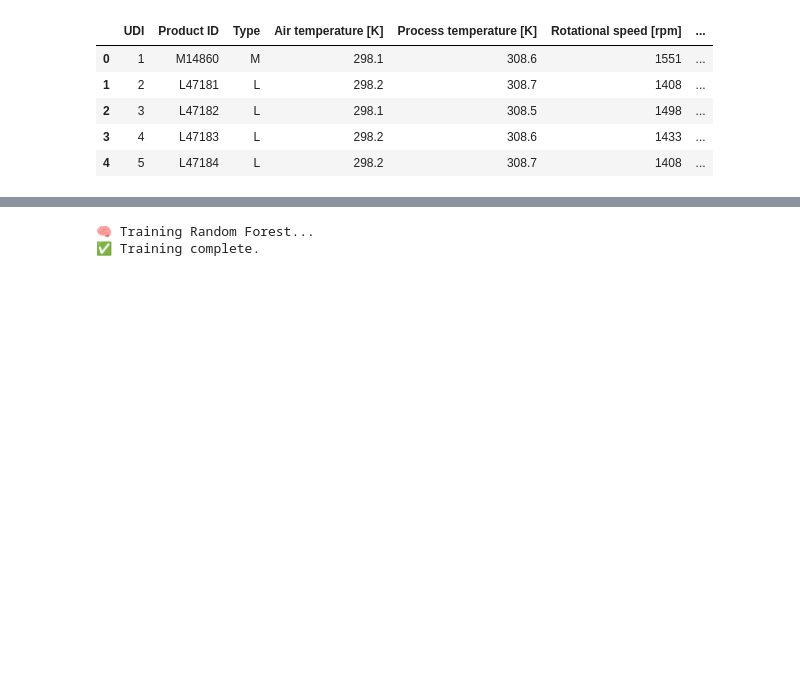
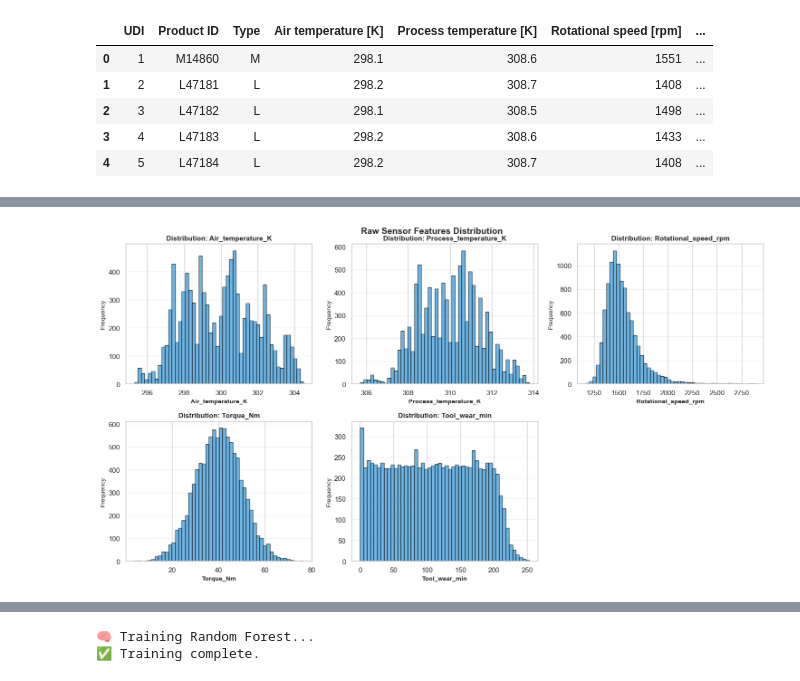
Before and after one commit to anikerry/predictive_maintenance_project, a Jupyter notebook: src/train.ipynb, the cells around one changed output, grey strips where cells are left out. Cells and saved outputs as stored; diff of their text form; code cells hidden in the pictures; blank space fills up the shorter version.

```diff
--- a/src/train.ipynb
+++ b/src/train.ipynb
@@ -72,0 +122,21 @@ Features ready for modeling:
+# %%
+# Sensor Features Distribution
+numeric_cols = ['Air_temperature_K', 'Process_temperature_K', 'Rotational_speed_rpm', 'Torque_Nm', 'Tool_wear_min']
+fig, axes = plt.subplots(2, 3, figsize=(15, 8))
+axes = axes.flatten()
+
+for idx, col in enumerate(numeric_cols):
+    axes[idx].hist(df[col], bins=50, color='#3498db', edgecolor='black', alpha=0.7)
+    axes[idx].set_xlabel(col, fontsize=10, fontweight='bold')
+    axes[idx].set_ylabel('Frequency', fontsize=10)
+    axes[idx].set_title(f'Distribution: {col}', fontsize=11, fontweight='bold')
+    axes[idx].grid(axis='y', alpha=0.3)
+
+# Hide the last empty subplot
+axes[5].axis('off')
+
+plt.tight_layout()
+plt.suptitle('Raw Sensor Features Distribution', fontsize=14, fontweight='bold', y=1.00)
+plt.show()
+# %% [output]
+[figure, added]
```
Also changed, not shown: parts of 15 cells of this notebook, 10 other files.
